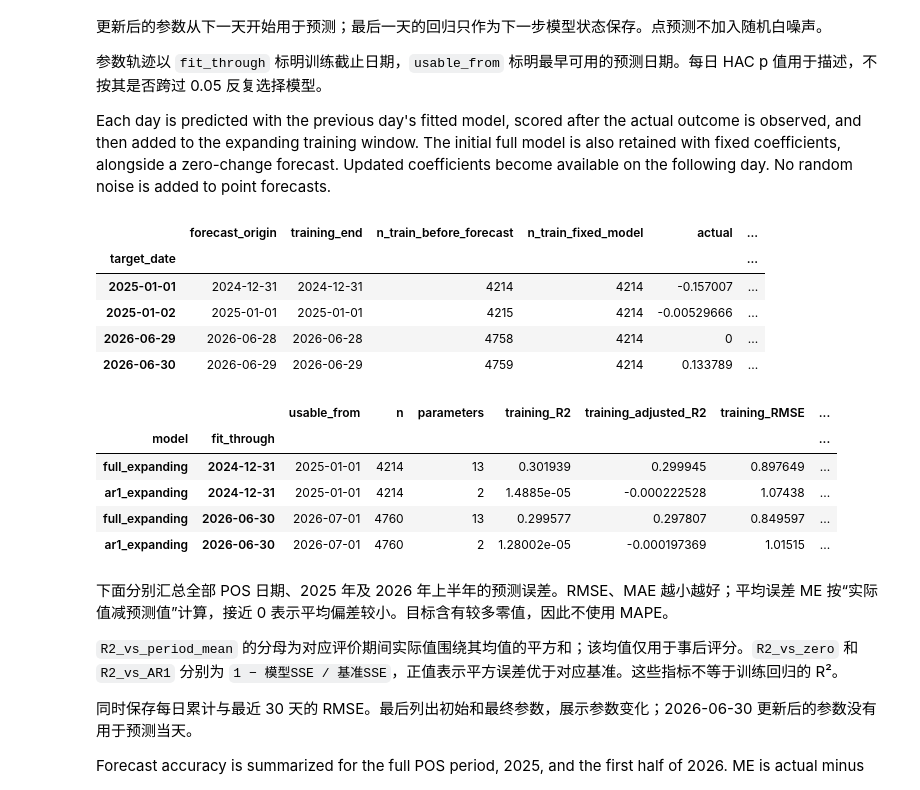
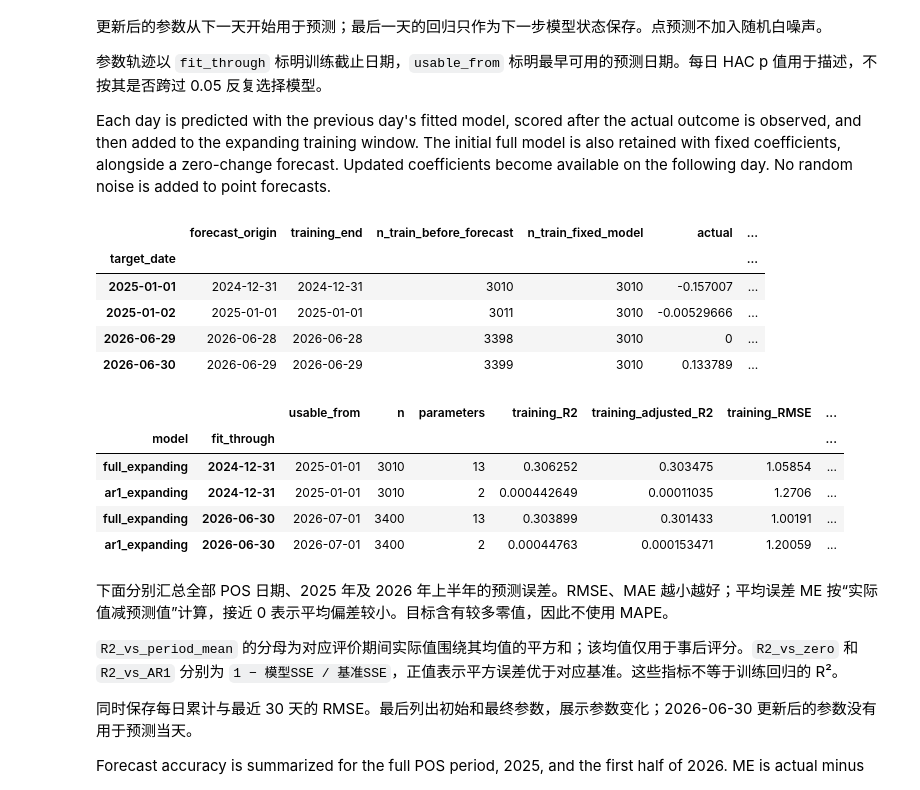
Before and after one commit to Kitazaki-Hinata/SLE_research, a Jupyter notebook: notebook/8_POS_mock_prediction.ipynb, the cells around one changed output. Saved outputs shown, nothing was run; the diff lists cells and outputs as text; code cells hidden in the pictures.

```diff
--- a/notebook/8_POS_mock_prediction.ipynb
+++ b/notebook/8_POS_mock_prediction.ipynb
@@ -31,9 +31,11 @@ if not DATA.is_dir():
 # basic parameters and constants and restrictions settings
 TRAIN_START, TRAIN_END = "2012-01-01", "2024-12-31"
 POS_START, POS_END = "2025-01-01", "2026-06-30"
-ALPHA, HAC_LAGS, ROLLING_DAYS = 0.05, 12, 30
-calendar = pd.date_range(TRAIN_START, POS_END, freq="D")
-pos_dates = pd.date_range(POS_START, POS_END, freq="D")
+ALPHA, HAC_LAGS, ROLLING_OBSERVATIONS = 0.05, 12, 30
+# Retain Sunday through Thursday; lag/window sizes count retained observations.
+MODEL_DAY = pd.offsets.CustomBusinessDay(weekmask="Sun Mon Tue Wed Thu")
+calendar = pd.date_range(TRAIN_START, POS_END, freq=MODEL_DAY)
+pos_dates = pd.date_range(POS_START, POS_END, freq=MODEL_DAY)
 FACTOR_FILES = {
     "CPI": "headline_cpi_log_change_daily.csv",
     "GDP growth change": "gdp_annual_pct_change_daily.csv",
@@ -86,14 +88,14 @@ for pattern, names in event_groups.items():
     policy_X.loc[historical.index, term] = historical.to_numpy()
     policy_sources[term] = " + ".join(names)
 # %%
-# All forecasting factors use the preceding calendar day's information.
+# All forecasting factors use the preceding retained observation's information.
 continuous = ["fx_lag1", *factors]
 predictors = pd.concat(
     [fx.shift(1).rename("fx_lag1"), macro.shift(1), policy_X], axis=1
 )
 sample = pd.concat([fx, predictors], axis=1).dropna()
 if not pos_dates.isin(sample.index).all():
-    raise ValueError("The POS period must contain complete daily model inputs and outcomes.")
+    raise ValueError("The POS period must contain complete model inputs and outcomes on every retained date.")
 y_all = sample["fx_change"]
 X_full = sm.add_constant(sample.drop(columns="fx_change"), has_constant="add")
 initial_dates = sample.loc[:TRAIN_END].index
@@ -101,7 +103,7 @@ if initial_dates.empty or initial_dates[-1] != pd.Timestamp(TRAIN_END):
     raise ValueError("The initial sample must end on TRAIN_END.")
 
 forecast_inputs = X_full.loc[pos_dates].copy()
-forecast_inputs.insert(0, "feature_date", pos_dates - pd.Timedelta(days=1))
+forecast_inputs.insert(0, "feature_date", pd.DatetimeIndex([date - MODEL_DAY for date in pos_dates]))
 for name in source_flags:
     forecast_inputs[f"is_prediction::{name}"] = source_flags[name].shift(1).loc[pos_dates]
 if not forecast_inputs[list(policy_X)].eq(0).all().all():
@@ -219,7 +221,7 @@ def run_expanding_pos(response, design, target_dates, first_full, first_ar1):
     def save_fit_state(model_key, fit, end_date):
         training_rows.append({
             "fit_through": end_date,
-            "usable_from": end_date + pd.Timedelta(days=1),
+            "usable_from": end_date + MODEL_DAY,
             "model": model_key,
             "n": int(fit.nobs),
             "parameters": len(fit.params),
@@ -235,7 +237,7 @@ def run_expanding_pos(response, design, target_dates, first_full, first_ar1):
         })
         parameter_rows.append({
             "fit_through": end_date,
-            "usable_from": end_date + pd.Timedelta(days=1),
+            "usable_from": end_date + MODEL_DAY,
             "model": model_key,
             **fit.params.to_dict(),
         })
@@ -243,9 +245,9 @@ def run_expanding_pos(response, design, target_dates, first_full, first_ar1):
     save_fit_state("full_expanding", current_full, fit_through)
     save_fit_state("ar1_expanding", current_ar1, fit_through)
     for target_date in target_dates:
-        origin = target_date - pd.Timedelta(days=1)
+        origin = target_date - MODEL_DAY
         if fit_through != origin:
-            raise ValueError("Each forecast must use a model fitted through the preceding day.")
+            raise ValueError("Each forecast must use a model fitted through the preceding retained date.")
         row_x = design.loc[[target_date]]
         # Forecast before reading the target or adding it to the fit.
         predictions = {
@@ -287,41 +289,41 @@ def run_expanding_pos(response, design, target_dates, first_full, first_ar1):
     return (
         pd.DataFrame(forecast_rows).set_index("target_date"),
         pd.DataFrame(training_rows),
         pd.DataFrame(parameter_rows),
         {"full_expanding": current_full, "ar1_expanding": current_ar1},
     )
 
 forecast_log, training_history, parameter_history, final_models = run_expanding_pos(
     y_all, X_full, pos_dates, initial_full, initial_ar1
 )
 assert forecast_log.index.equals(pos_dates)
 assert (forecast_log["training_end"] < forecast_log.index).all()
 assert (forecast_inputs["feature_date"] < forecast_inputs.index).all()
 assert np.array_equal(
     forecast_log["n_train_before_forecast"].to_numpy(),
     len(initial_dates) + np.arange(len(pos_dates)),
 )
 assert len(training_history) == 2 * (len(pos_dates) + 1)
 
 # Test data display
 display(forecast_log.iloc[[0, 1, -2, -1]])
 display(
     training_history.groupby("model", sort=False)
     .nth([0, -1]).set_index(["model", "fit_through"])
 )
 # %% [output]
 |  | forecast_origin | training_end | n_train_before_forecast | n_train_fixed_model | actual | ... |
 | target_date |  |  |  |  |  | ... |
-| 2025-01-01 | 2024-12-31 | 2024-12-31 | 4214 | 4214 | -0.157007 | ... |
-| 2025-01-02 | 2025-01-01 | 2025-01-01 | 4215 | 4214 | -0.00529666 | ... |
-| 2026-06-29 | 2026-06-28 | 2026-06-28 | 4758 | 4214 | 0 | ... |
-| 2026-06-30 | 2026-06-29 | 2026-06-29 | 4759 | 4214 | 0.133789 | ... |
+| 2025-01-01 | 2024-12-31 | 2024-12-31 | 3010 | 3010 | -0.157007 | ... |
+| 2025-01-02 | 2025-01-01 | 2025-01-01 | 3011 | 3010 | -0.00529666 | ... |
+| 2026-06-29 | 2026-06-28 | 2026-06-28 | 3398 | 3010 | 0 | ... |
+| 2026-06-30 | 2026-06-29 | 2026-06-29 | 3399 | 3010 | 0.133789 | ... |
 |  |  | usable_from | n | parameters | training_R2 | training_adjusted_R2 | training_RMSE | ... |
 | model | fit_through |  |  |  |  |  |  | ... |
-| full_expanding | 2024-12-31 | 2025-01-01 | 4214 | 13 | 0.301939 | 0.299945 | 0.897649 | ... |
-| ar1_expanding | 2024-12-31 | 2025-01-01 | 4214 | 2 | 1.4885e-05 | -0.000222528 | 1.07438 | ... |
-| full_expanding | 2026-06-30 | 2026-07-01 | 4760 | 13 | 0.299577 | 0.297807 | 0.849597 | ... |
-| ar1_expanding | 2026-06-30 | 2026-07-01 | 4760 | 2 | 1.28002e-05 | -0.000197369 | 1.01515 | ... |
+| full_expanding | 2024-12-31 | 2025-01-01 | 3010 | 13 | 0.306252 | 0.303475 | 1.05854 | ... |
+| ar1_expanding | 2024-12-31 | 2025-01-01 | 3010 | 2 | 0.000442649 | 0.00011035 | 1.2706 | ... |
+| full_expanding | 2026-06-30 | 2026-07-01 | 3400 | 13 | 0.303899 | 0.301433 | 1.00191 | ... |
+| ar1_expanding | 2026-06-30 | 2026-07-01 | 3400 | 2 | 0.00044763 | 0.000153471 | 1.20059 | ... |
 # %% [markdown]
 下面分别汇总全部 POS 日期、2025 年及 2026 年上半年的预测误差。RMSE、MAE 越小越好；平均误差 ME 按“实际值减预测值”计算，接近 0 表示平均偏差较小。目标含有较多零值，因此不使用 MAPE。
 
```
Also changed, not shown: parts of 4 cells of this notebook, 8 other files.
